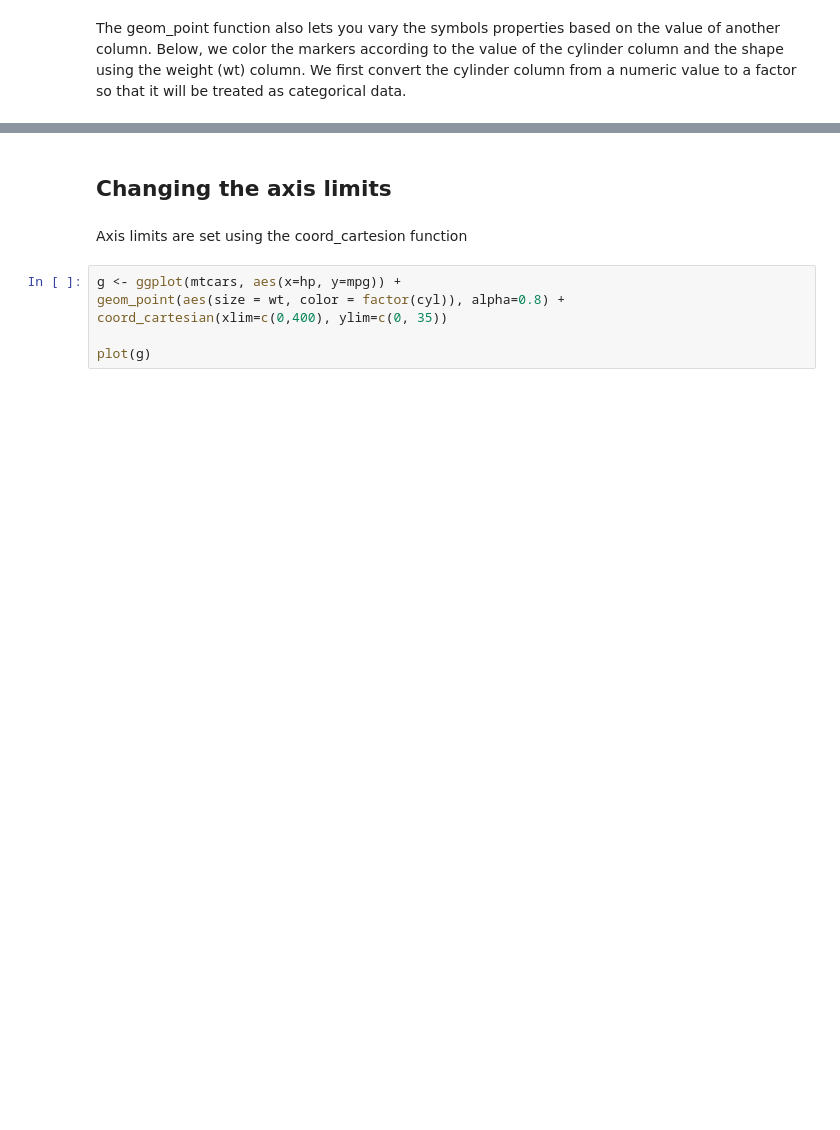
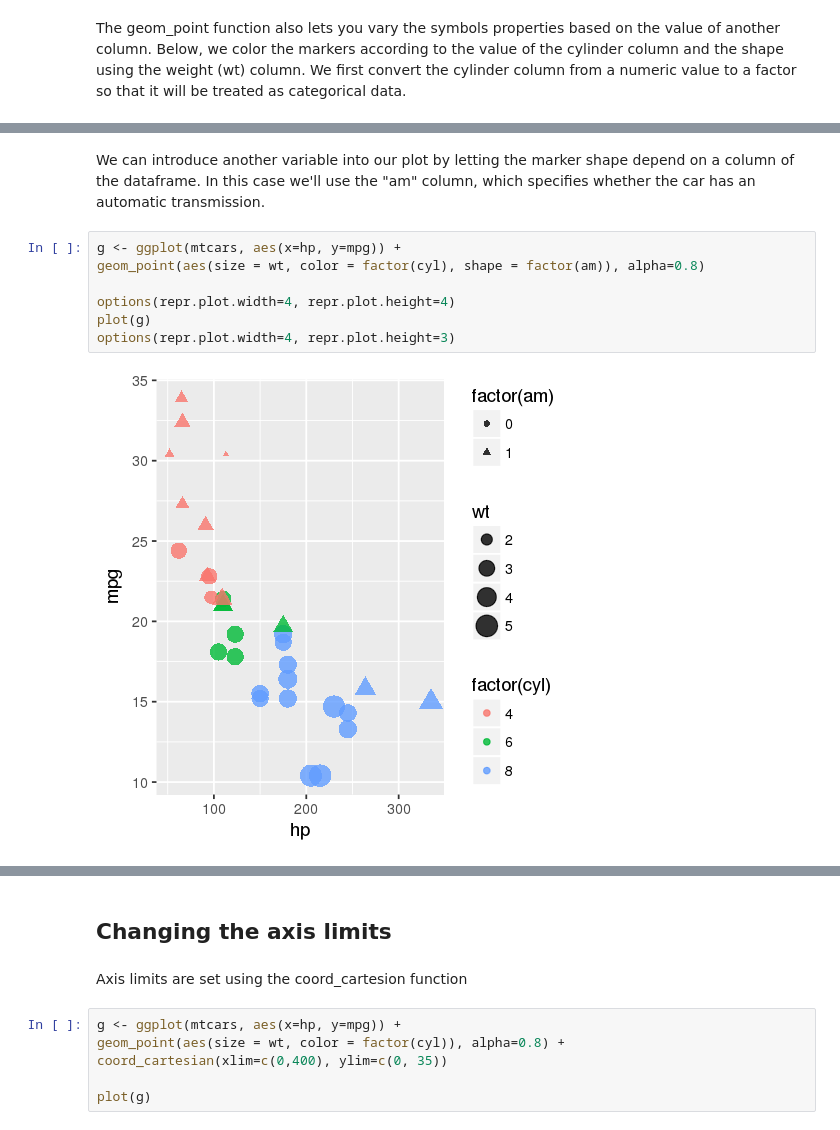
Before and after one commit to sinkovit/Rseries, a Jupyter notebook: ggplot2.ipynb, the cells around one changed output, grey strips where cells are left out. Cells and saved outputs as stored; diff of their text form; blank space fills up the shorter version.

```diff
--- a/ggplot2.ipynb
+++ b/ggplot2.ipynb
@@ -73,0 +89,11 @@ plot(g)
+# %% [markdown]
+We can introduce another variable into our plot by letting the marker shape depend on a column of the dataframe. In this case we'll use the "am" column, which specifies whether the car has an automatic transmission.
+# %%
+g <- ggplot(mtcars, aes(x=hp, y=mpg)) +
+geom_point(aes(size = wt, color = factor(cyl), shape = factor(am)), alpha=0.8)
+
+options(repr.plot.width=4, repr.plot.height=4)
+plot(g)
+options(repr.plot.width=4, repr.plot.height=3)
+# %% [output]
+[figure, added]
```
Also changed, not shown: parts of 33 cells of this notebook.
